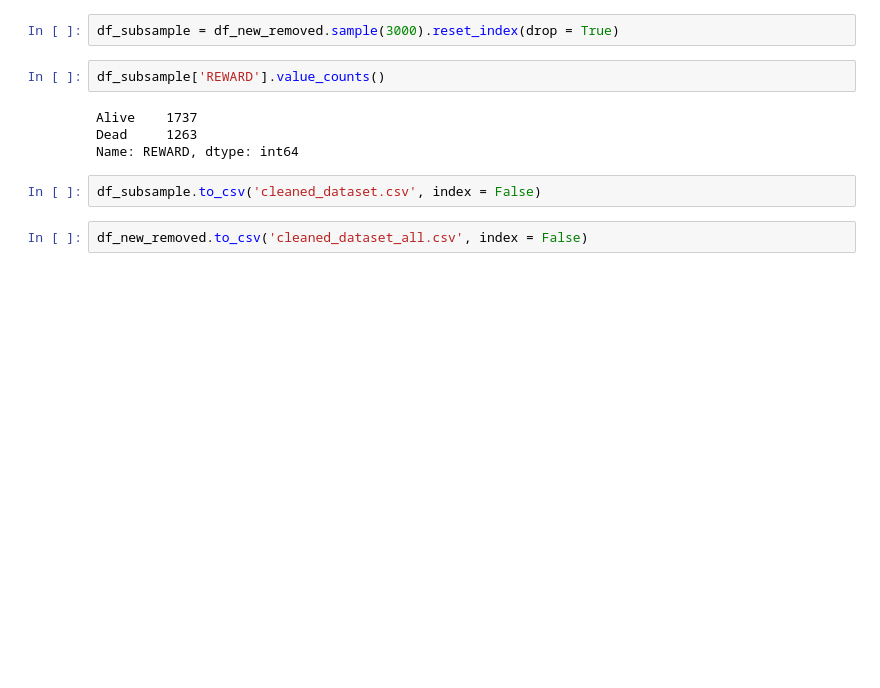
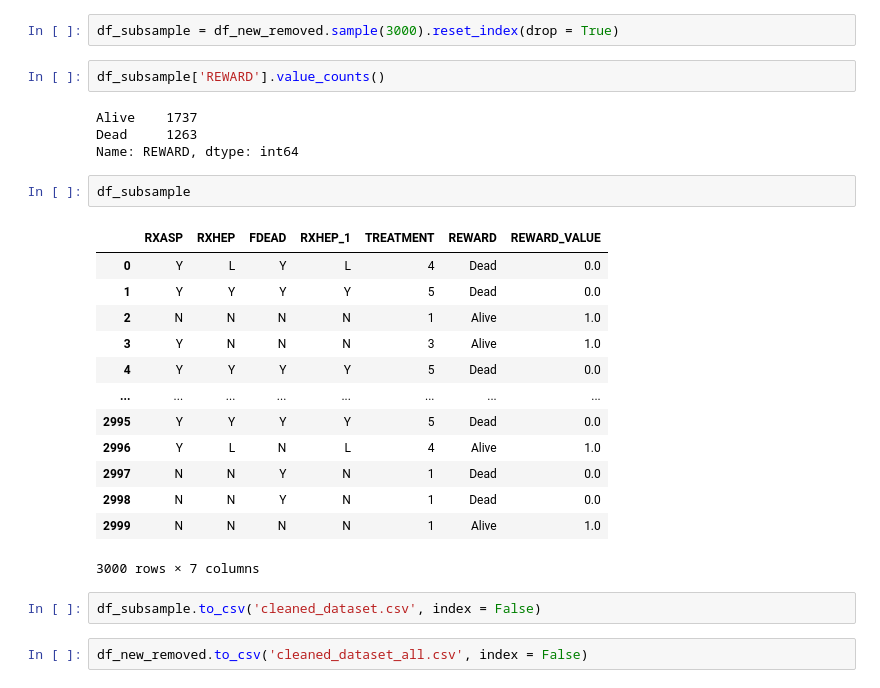
Before and after one commit to ruthkangyr/Clinical-Trials-MAB-Algorithms, a Jupyter notebook: Data Cleaning/data cleaning.ipynb, the cells around one changed output. Drawn from its saved outputs; the diff is of its cells as text; blank space fills up the shorter version.

Commit message:
both binary and categorical rewards

```diff
--- a/Data Cleaning/data cleaning.ipynb
+++ b/Data Cleaning/data cleaning.ipynb
@@ -110,6 +110,22 @@ df_subsample['REWARD'].value_counts()
 Alive    1737
 Dead     1263
 Name: REWARD, dtype: int64
+# %%
+df_subsample
+# %% [output]
+|  | RXASP | RXHEP | FDEAD | RXHEP_1 | TREATMENT | REWARD | REWARD_VALUE |
+| 0 | Y | L | Y | L | 4 | Dead | 0.0 |
+| 1 | Y | Y | Y | Y | 5 | Dead | 0.0 |
+| 2 | N | N | N | N | 1 | Alive | 1.0 |
+| 3 | Y | N | N | N | 3 | Alive | 1.0 |
+| 4 | Y | Y | Y | Y | 5 | Dead | 0.0 |
+| ... | ... | ... | ... | ... | ... | ... | ... |
+| 2995 | Y | Y | Y | Y | 5 | Dead | 0.0 |
+| 2996 | Y | L | N | L | 4 | Alive | 1.0 |
+| 2997 | N | N | Y | N | 1 | Dead | 0.0 |
+| 2998 | N | N | Y | N | 1 | Dead | 0.0 |
+| 2999 | N | N | N | N | 1 | Alive | 1.0 |
+3000 rows × 7 columns
 # %%
 df_subsample.to_csv('cleaned_dataset.csv', index = False)
 # %%
```
Also changed, not shown: 2 other files.
